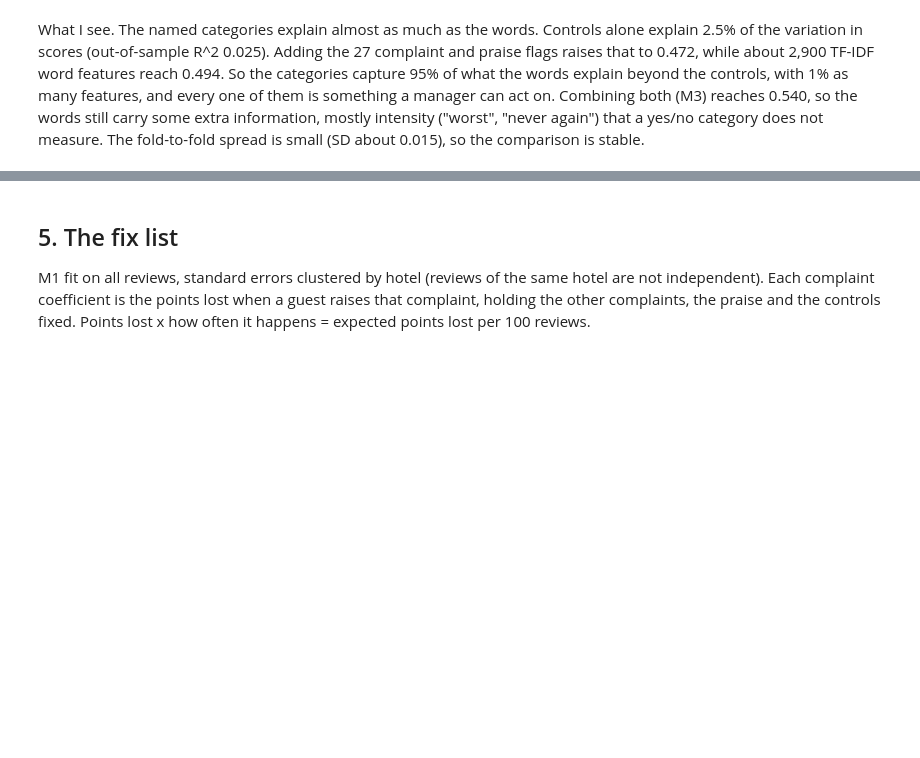
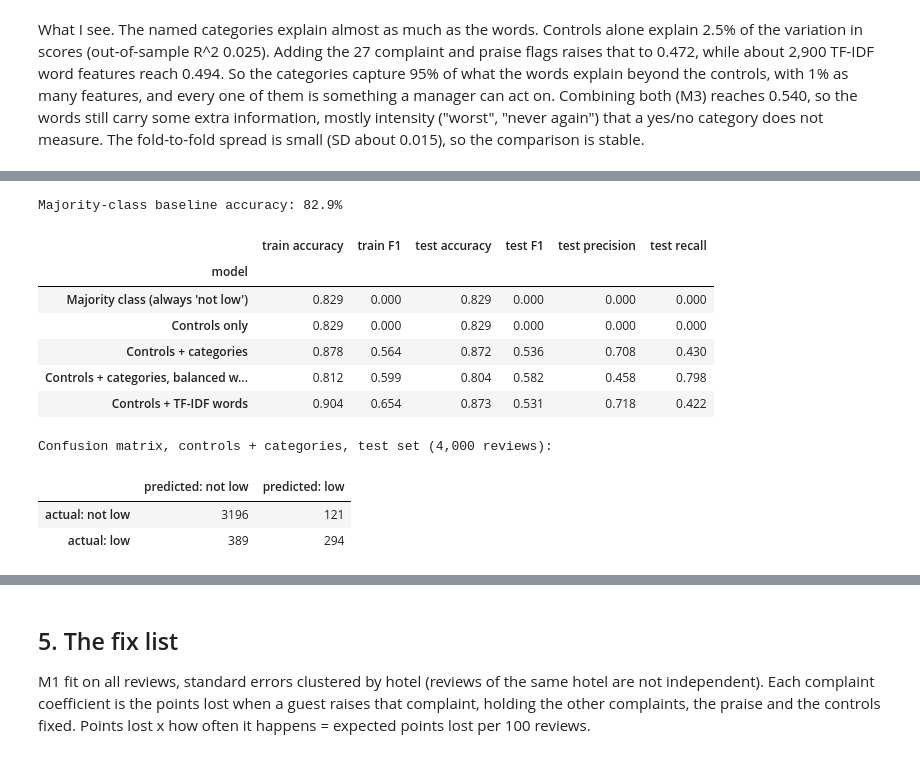
Before and after one commit to thebraxtonturner/info4360-project-turner, a Jupyter notebook: notebooks/phase3_analysis.ipynb, the cells around one changed output, grey strips where cells are left out. Saved outputs shown, nothing was run; the diff lists cells and outputs as text; code cells hidden in the pictures; blank space fills up the shorter version.

```diff
--- a/notebooks/phase3_analysis.ipynb
+++ b/notebooks/phase3_analysis.ipynb
@@ -402,0 +457,20 @@ What I see. The named categories explain almost as much as the words. Controls a
+# %%
+# Step 4.1: Low-score classifier: baseline vs. controls vs. categories vs. TF-IDF words (logistic regression)
+clf_table, clf_cm, clf_coefs = m.classify_low_score(df, X_controls, flags)
+print("Majority-class baseline accuracy:", f"{1 - df.Low_Score.mean():.1%}")
+display(clf_table.round(3))
+print("Confusion matrix, controls + categories, test set (4,000 reviews):")
+clf_cm
+# %% [output]
+Majority-class baseline accuracy: 82.9%
+|  | train accuracy | train F1 | test accuracy | test F1 | test precision | test recall |
+| model |  |  |  |  |  |  |
+| Majority class (always 'not low') | 0.829 | 0.000 | 0.829 | 0.000 | 0.000 | 0.000 |
+| Controls only | 0.829 | 0.000 | 0.829 | 0.000 | 0.000 | 0.000 |
+| Controls + categories | 0.878 | 0.564 | 0.872 | 0.536 | 0.708 | 0.430 |
+| Controls + categories, balanced w... | 0.812 | 0.599 | 0.804 | 0.582 | 0.458 | 0.798 |
+| Controls + TF-IDF words | 0.904 | 0.654 | 0.873 | 0.531 | 0.718 | 0.422 |
+Confusion matrix, controls + categories, test set (4,000 reviews):
+|  | predicted: not low | predicted: low |
+| actual: not low | 3196 | 121 |
+| actual: low | 389 | 294 |
```
Also changed, not shown: parts of 10 cells of this notebook, 5 other files.
